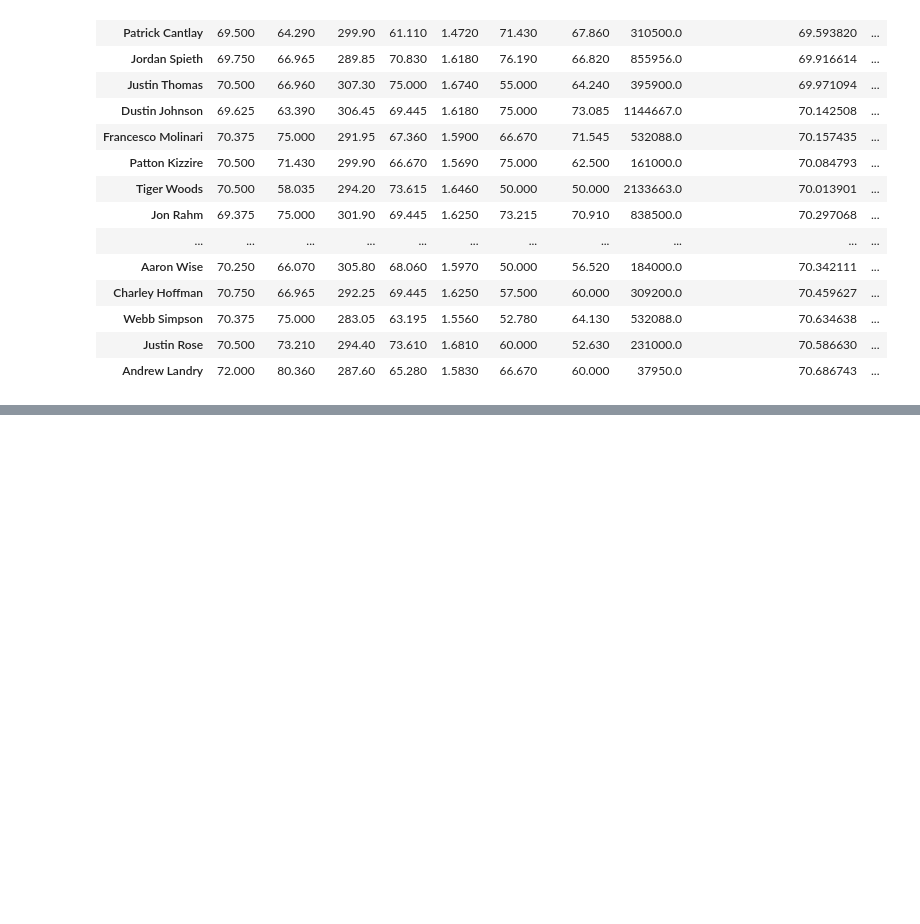
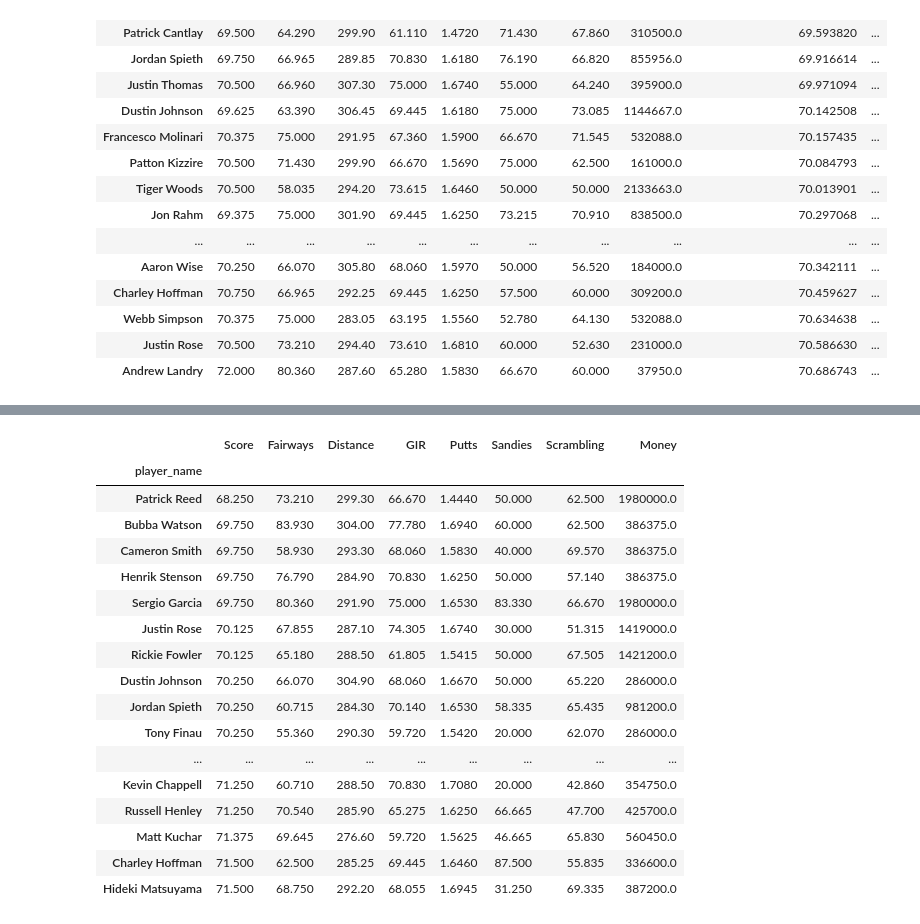
Before and after one commit to nicolehayashi/masterswinner, a Jupyter notebook: 2020masterswinner.ipynb, the cells around one changed output, grey strips where cells are left out. Cells and saved outputs as stored; diff of their text form; code cells hidden in the pictures; blank space fills up the shorter version.

```diff
--- a/2020masterswinner.ipynb
+++ b/2020masterswinner.ipynb
@@ -1017,0 +1047,23 @@ df_2020winner_mastersonly_agg.nlargest(20, 'Prediction-Money-MastersOnly') #use
+# %%
+aggregation_functions = {'Score': 'mean', 'Fairways': 'mean', 'Distance': 'mean', 'GIR': 'mean', 'Putts': 'mean', 'Sandies': 'mean', 'Scrambling': 'mean', 'Money': 'sum'}
+df_2019winner_mastersonly_historical_agg = df.groupby(df_2019winner_mastersonly_historical['player_name']).aggregate(aggregation_functions)
+df_2019winner_mastersonly_historical_agg.nsmallest(20, 'Score')
+# %% [output]
+|  | Score | Fairways | Distance | GIR | Putts | Sandies | Scrambling | Money |
+| player_name |  |  |  |  |  |  |  |  |
+| Patrick Reed | 68.250 | 73.210 | 299.30 | 66.670 | 1.4440 | 50.000 | 62.500 | 1980000.0 |
+| Bubba Watson | 69.750 | 83.930 | 304.00 | 77.780 | 1.6940 | 60.000 | 62.500 | 386375.0 |
+| Cameron Smith | 69.750 | 58.930 | 293.30 | 68.060 | 1.5830 | 40.000 | 69.570 | 386375.0 |
+| Henrik Stenson | 69.750 | 76.790 | 284.90 | 70.830 | 1.6250 | 50.000 | 57.140 | 386375.0 |
+| Sergio Garcia | 69.750 | 80.360 | 291.90 | 75.000 | 1.6530 | 83.330 | 66.670 | 1980000.0 |
+| Justin Rose | 70.125 | 67.855 | 287.10 | 74.305 | 1.6740 | 30.000 | 51.315 | 1419000.0 |
+| Rickie Fowler | 70.125 | 65.180 | 288.50 | 61.805 | 1.5415 | 50.000 | 67.505 | 1421200.0 |
+| Dustin Johnson | 70.250 | 66.070 | 304.90 | 68.060 | 1.6670 | 50.000 | 65.220 | 286000.0 |
+| Jordan Spieth | 70.250 | 60.715 | 284.30 | 70.140 | 1.6530 | 58.335 | 65.435 | 981200.0 |
+| Tony Finau | 70.250 | 55.360 | 290.30 | 59.720 | 1.5420 | 20.000 | 62.070 | 286000.0 |
+| ... | ... | ... | ... | ... | ... | ... | ... | ... |
+| Kevin Chappell | 71.250 | 60.710 | 288.50 | 70.830 | 1.7080 | 20.000 | 42.860 | 354750.0 |
+| Russell Henley | 71.250 | 70.540 | 285.90 | 65.275 | 1.6250 | 66.665 | 47.700 | 425700.0 |
+| Matt Kuchar | 71.375 | 69.645 | 276.60 | 59.720 | 1.5625 | 46.665 | 65.830 | 560450.0 |
+| Charley Hoffman | 71.500 | 62.500 | 285.25 | 69.445 | 1.6460 | 87.500 | 55.835 | 336600.0 |
+| Hideki Matsuyama | 71.500 | 68.750 | 292.20 | 68.055 | 1.6945 | 31.250 | 69.335 | 387200.0 |
```
Also changed, not shown: parts of 17 cells of this notebook.
